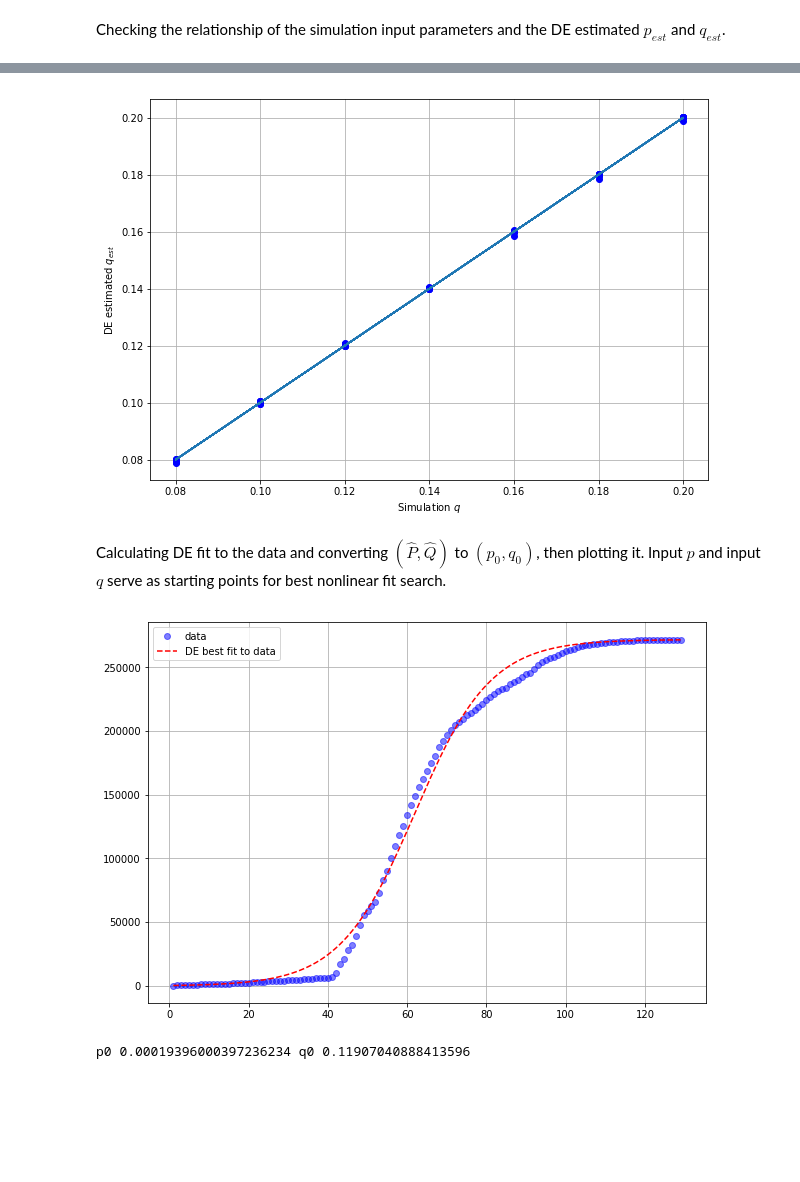
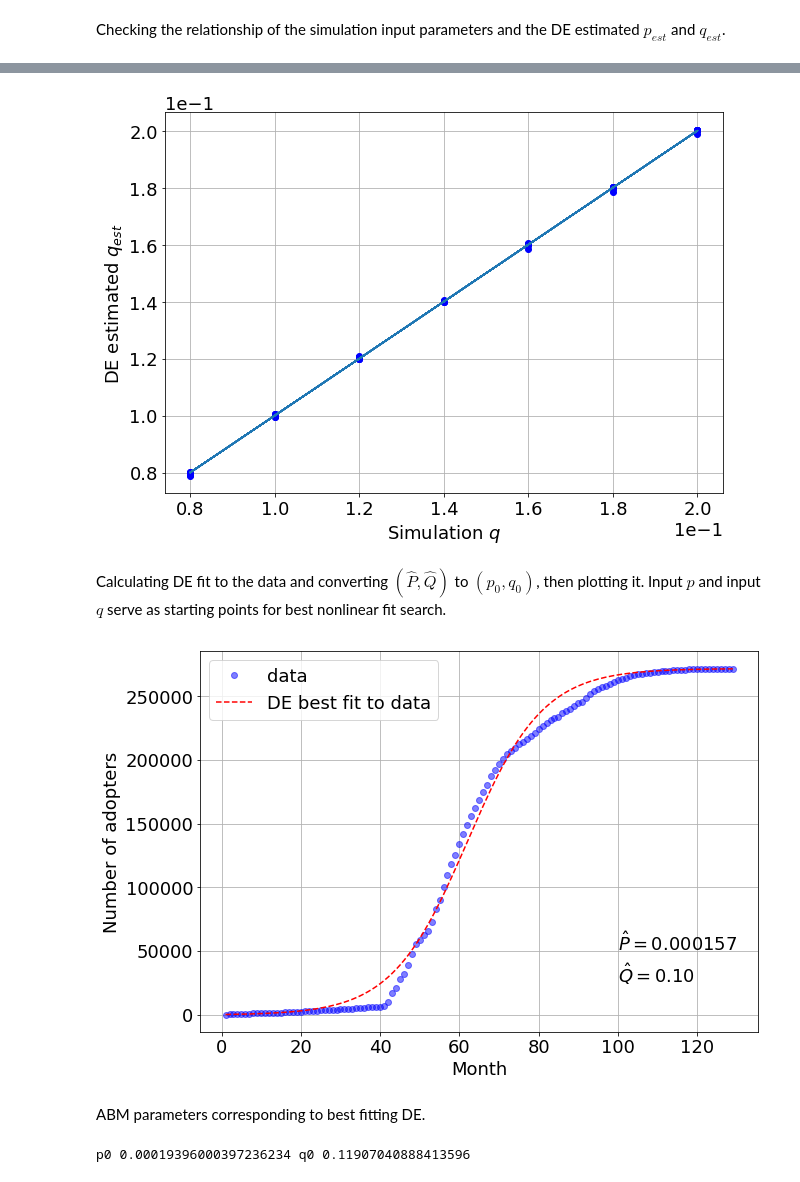
Before and after one commit to bokae/spatial_diffusion, a Jupyter notebook: optimization.ipynb, the cells around one changed output, grey strips where cells are left out. Saved outputs shown, nothing was run; the diff lists cells and outputs as text; code cells hidden in the pictures; blank space fills up the shorter version.

```diff
--- a/optimization.ipynb
+++ b/optimization.ipynb
@@ -124,13 +125,14 @@ plt.show()
 # %%
 plt.figure(figsize=(10,7))
 plt.plot(param_sweep_data["q"],param_sweep_data["q_est"],'bo')
 plt.plot(param_sweep_data["q"],param_sweep_data["q"])
 plt.xlabel("Simulation $q$")
 plt.ylabel("DE estimated $q_{est}$")
+plt.gca().ticklabel_format(style='sci',scilimits=(2,4))
 plt.grid()
 plt.show()
 # %% [output]
-[figure, old version]
+[figure, new version]
 # %% [markdown]
 Calculating DE fit to the data and converting $(\hat{P},\hat{Q})$ to $(p_0,q_0)$, then plotting it. Input $p$ and input $q$ serve as starting points for best nonlinear fit search.
 # %%
@@ -151,13 +153,19 @@ de_fit_data = DE_fit(original_data)
 plt.figure(figsize=(10,7))
 plt.plot(de_fit.t,original_data['avg_timeline'].cumsum(),'bo',label='data',alpha=0.5)
 plt.plot(de_fit.t,de_fit.bass_solution(de_fit.t,PH,QH),'r--',label='DE best fit to data')
+plt.annotate(r'$\hat{P}=%.6f$' % PH,(100,50000))
+plt.annotate(r'$\hat{Q}=%.2f$' % QH,(100,25000))
 plt.legend()
+plt.xlabel("Month")
+plt.ylabel("Number of adopters")
 plt.grid()
 plt.show()
 # %% [output]
-[figure, old version]
+[figure, new version]
 # %%
 p0,q0 = map(float,param_transform(np.matrix([PH,QH]).T))
+# %% [markdown]
+ABM parameters corresponding to best fitting DE.
 # %%
 print("p0",p0,"q0",q0)
 # %% [output]
```
Also changed, not shown: parts of 8 cells of this notebook.
